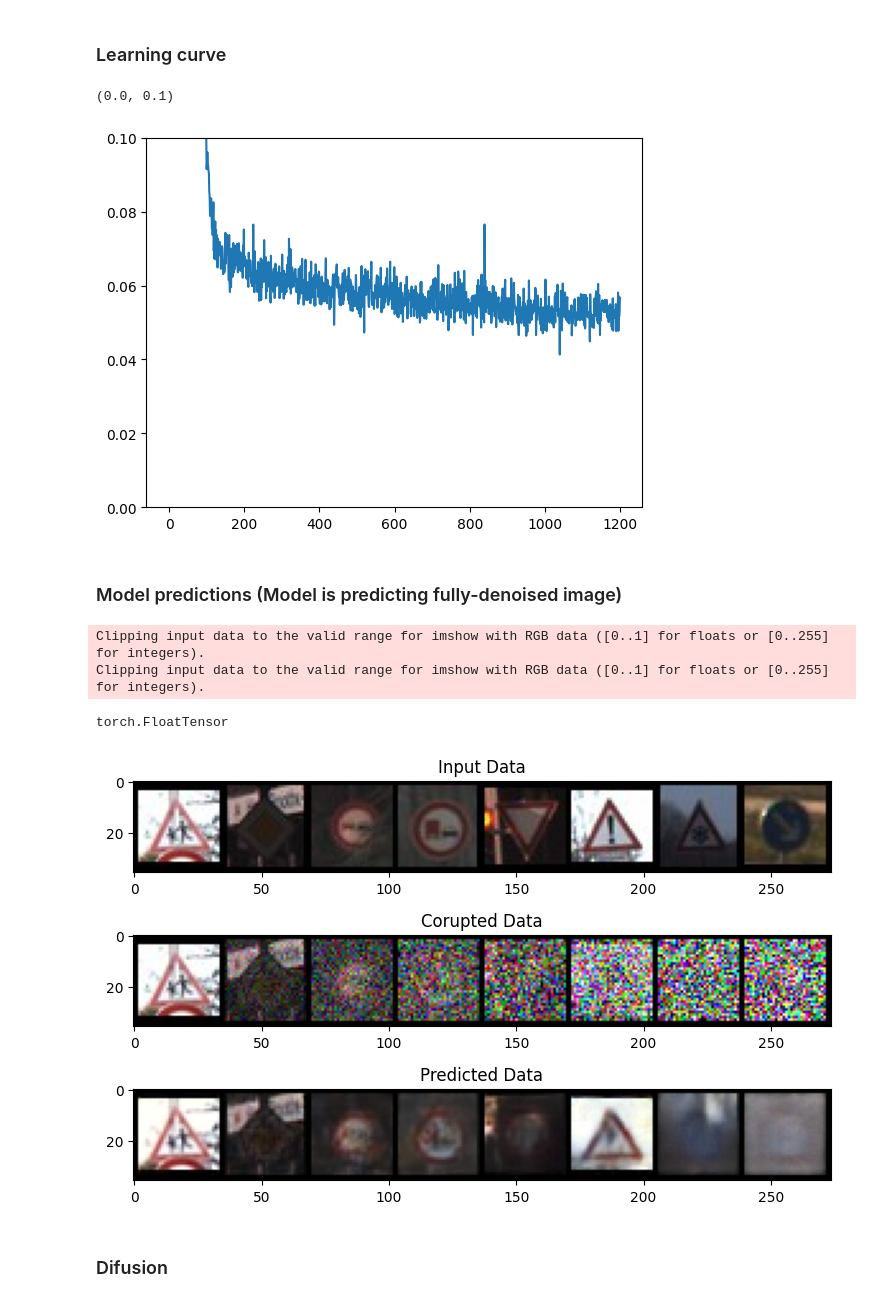
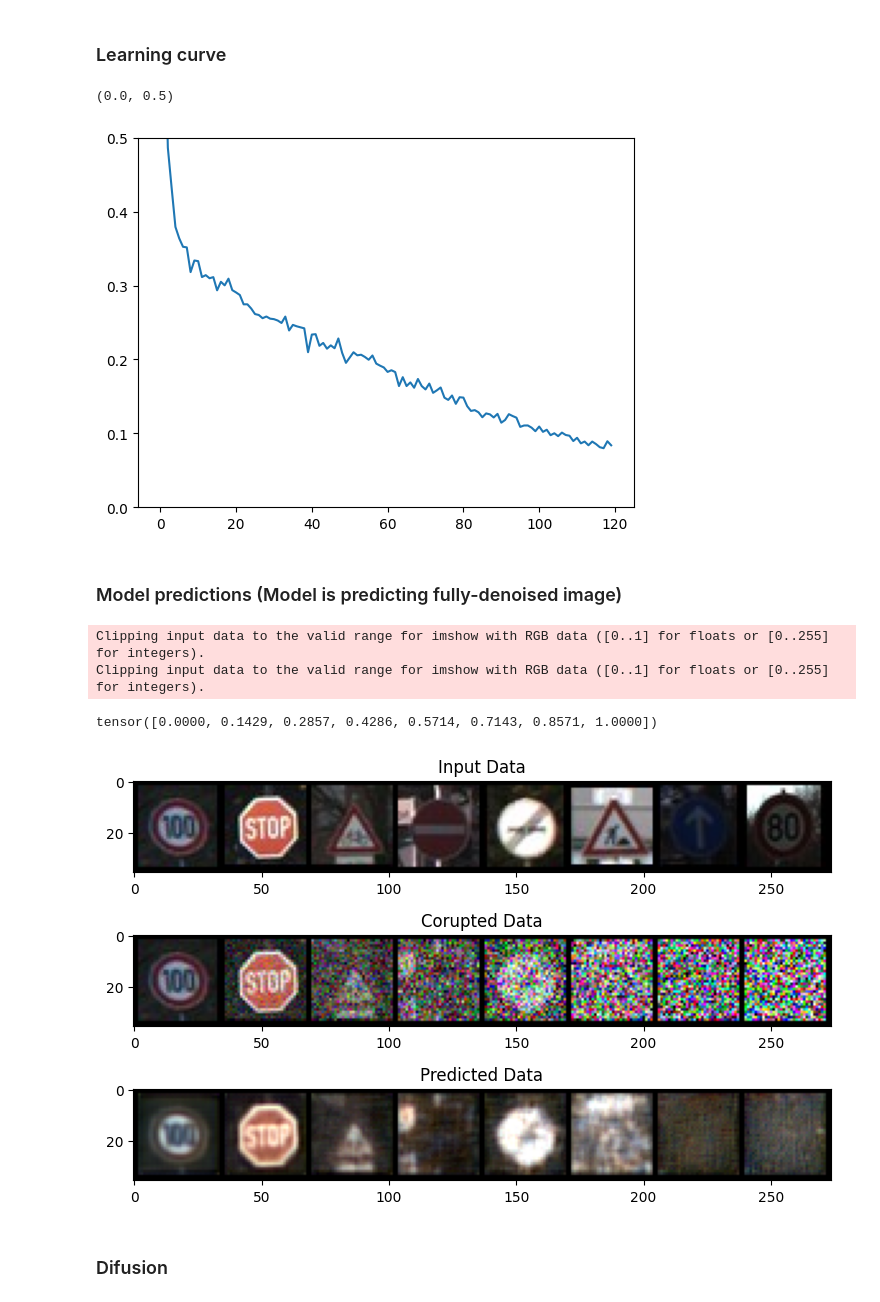
Before and after one commit to P1X2/SSNE4_GAN, a Jupyter notebook: StableDifusion_U-Net.ipynb, the cells around one changed output. Drawn from its saved outputs; the diff is of its cells as text; code cells hidden in the pictures.

Commit message:
modified pipeline so that it takes into account class and noise conditioning

```diff
--- a/StableDifusion_U-Net.ipynb
+++ b/StableDifusion_U-Net.ipynb
@@ -93,7 +96,7 @@ class Unet_Block(nn.Module):
 # %%
 class Rescaler(nn.Module):
     """
-    Resacler either upscales given input or downscales it (size x2 or /2 only)
+    Resacler; either upscales given input or downscales it (size x2 or /2 only)
     """
 
     def __init__(self, in_channels, out_channels, upscale:bool):
@@ -110,7 +113,6 @@ class Rescaler(nn.Module):
 
     def forward(self, x):
         return self.activation(self.rescaler(x))
-        return self.rescaler(x)
 # %%
 class U_Net(nn.Module):
 
@@ -194,5 +198,5 @@ class U_Net(nn.Module):
 
         return x
 # %%
-# model = U_Net(3, 42)
-# model.to(device)
+model = U_Net(in_channels, num_classes, embedding_classes_dim=3, embedding_noise_dim=3)
+model.to(device)
@@ -199,8 +221,7 @@ class U_Net(nn.Module):
 # %%
-in_channels = 3
-num_classes = 10
-model = U_Net(in_channels, num_classes, embedding_dim=12)
-inputs = torch.randn(8, 3, 32, 32)
-labels = torch.randint(0, num_classes-1, (8,))
-outputs = model(inputs, labels)
-print(outputs.shape)  # Should print (8, 3, 32, 32)
+# model = U_Net(in_channels, num_classes, 3, 3)
+# inputs = torch.randn(8, 3, 32, 32)
+# labels = torch.tensor([1,1,3,4,5,6,7,8])
+# noise = torch.tensor([.2, .4, .4, .5, .6, .8, .1, .001])
+# outputs = model(inputs, labels, noise)
+# print(outputs.shape)  # Should print (8, 3, 32, 32)
@@ -313,47 +323,49 @@ Finished epoch 30. Average loss for this epoch: 0.052794
 # %%
-model.load_state_dict(torch.load("U_net_test.pt"))
+# model.load_state_dict(torch.load("U_net_test.pt"))
 # %% [markdown]
 ### Learning curve
 # %%
-# plt.plot(losses)
-# plt.ylim(0, 0.1)
+plt.plot(losses)
+plt.ylim(0, 0.5)
 # %% [output]
-(0.0, 0.1)
+(0.0, 0.5)
-[figure, old version]
+[figure, new version]
 # %% [markdown]
 ### Model predictions (Model is predicting fully-denoised image)
 # %%
 img, y = next(iter(full_loader))
 x = img[:8, :,:,:]
+img_classes = torch.tensor([1,2,3,4,5,6,7,8])
 
 amount = torch.linspace(0, 1, x.shape[0])
+print(amount)
 noised_x = corrupt(x, amount)
 noised_x = noised_x.detach().cpu()
 
 with torch.no_grad():
-    preds = model(noised_x.to(device)).detach().cpu()
+    preds = model(noised_x.to(device), img_classes.to(device), amount.to(device)).detach().cpu()
 
 x = reverse_transform(x)
 noised_x = reverse_transform(noised_x)
 preds = reverse_transform(preds)
 
 fig, axs = plt.subplots(3, 1, figsize=(9, 6))
 axs[0].set_title("Input Data")
 axs[0].imshow(torchvision.utils.make_grid(x, nrow=8, padding=2).permute(1, 2, 0))
 
 axs[1].set_title("Corupted Data")
 axs[1].imshow(torchvision.utils.make_grid(noised_x, nrow=8, padding=2).permute(1, 2, 0))
 
 axs[2].set_title("Predicted Data")
 axs[2].imshow(torchvision.utils.make_grid(preds, nrow=8, padding=2).permute(1, 2, 0))
 
 fig.subplots_adjust(hspace=0.001)
 plt.show()
 # %% [output]
 Clipping input data to the valid range for imshow with RGB data ([0..1] for floats or [0..255] for integers).
 Clipping input data to the valid range for imshow with RGB data ([0..1] for floats or [0..255] for integers).
-torch.FloatTensor
+tensor([0.0000, 0.1429, 0.2857, 0.4286, 0.5714, 0.7143, 0.8571, 1.0000])
-[figure, old version]
+[figure, new version]
 # %% [markdown]
 ### Difusion
 # %%
```
Also changed, not shown: parts of 15 cells of this notebook, 2 other files.
